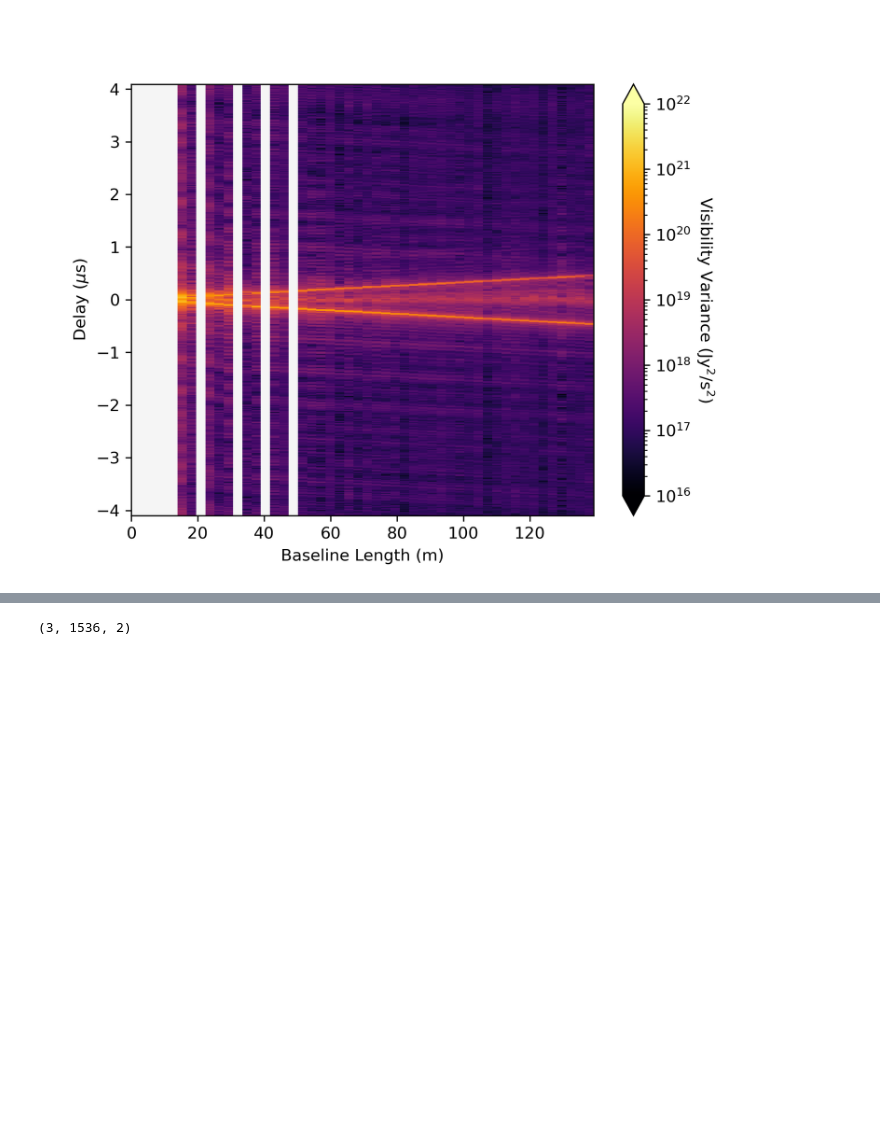
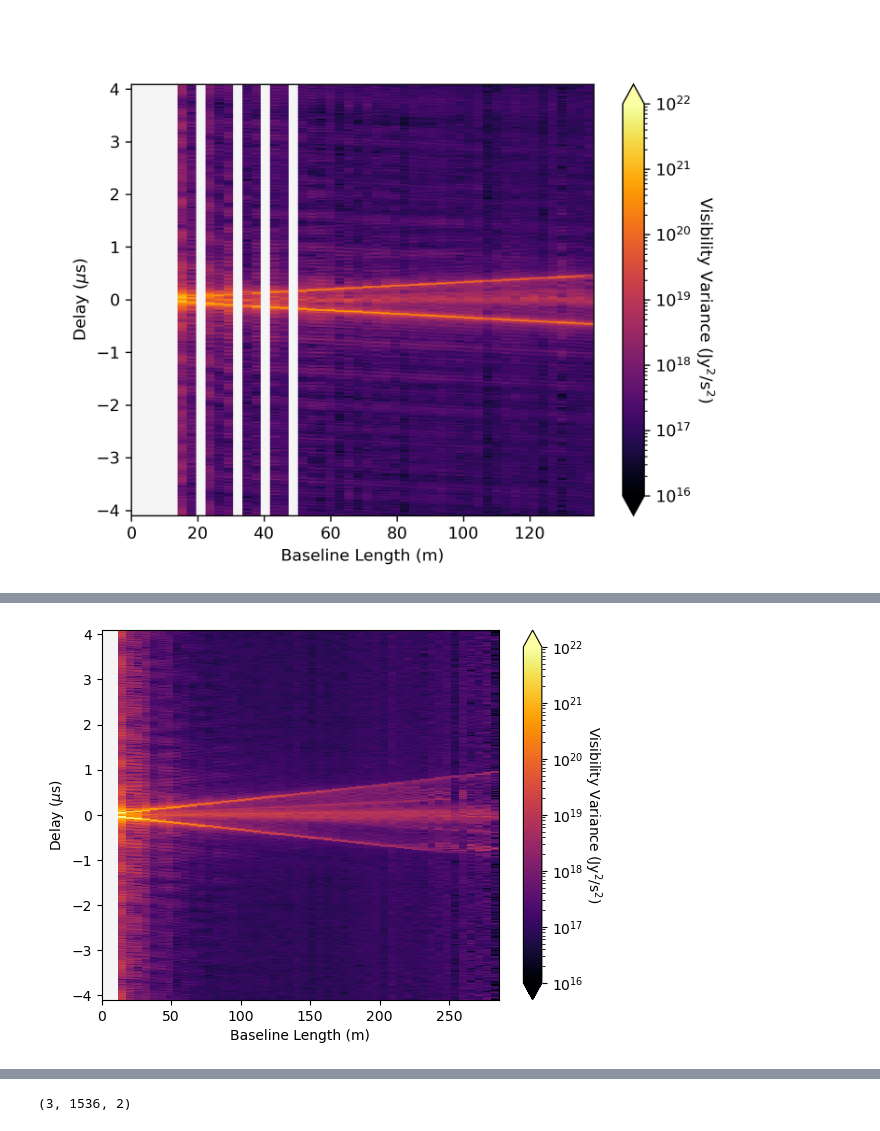
Before and after one commit to rlbyrne/rlb_hera, a Jupyter notebook: hera_data_viewer.ipynb, the cells around one changed output, grey strips where cells are left out. Cells and saved outputs as stored; diff of their text form; code cells hidden in the pictures; blank space fills up the shorter version.

```diff
--- a/hera_data_viewer.ipynb
+++ b/hera_data_viewer.ipynb
@@ -43,0 +47,4 @@ data_dwabscal.read(
+# %%
+plot_delay_spectra.plot_visibilities(data_abscal)
+# %% [output]
+[figure, added]
```
Also changed, not shown: parts of 17 cells of this notebook, 2 other files.
